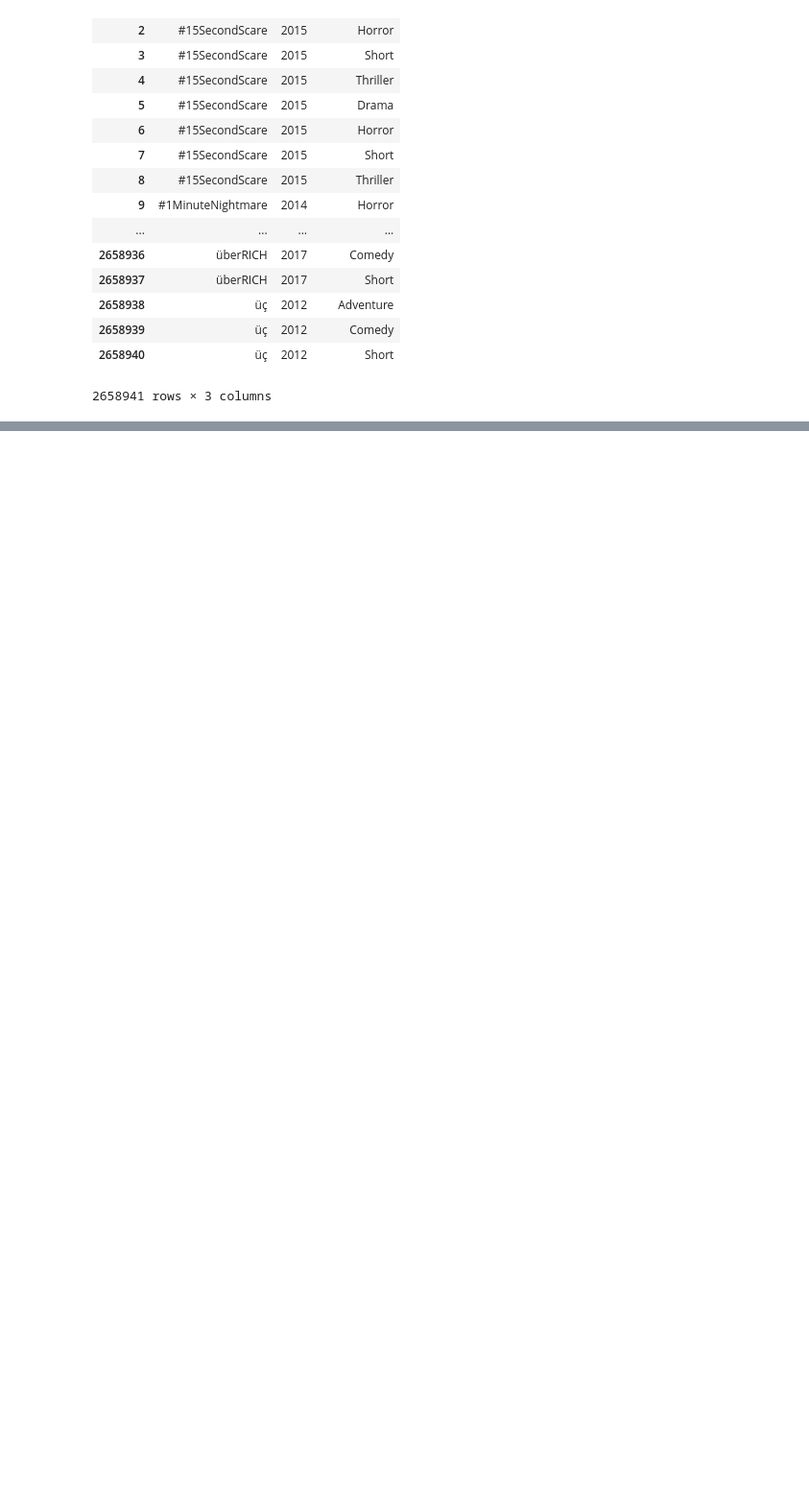
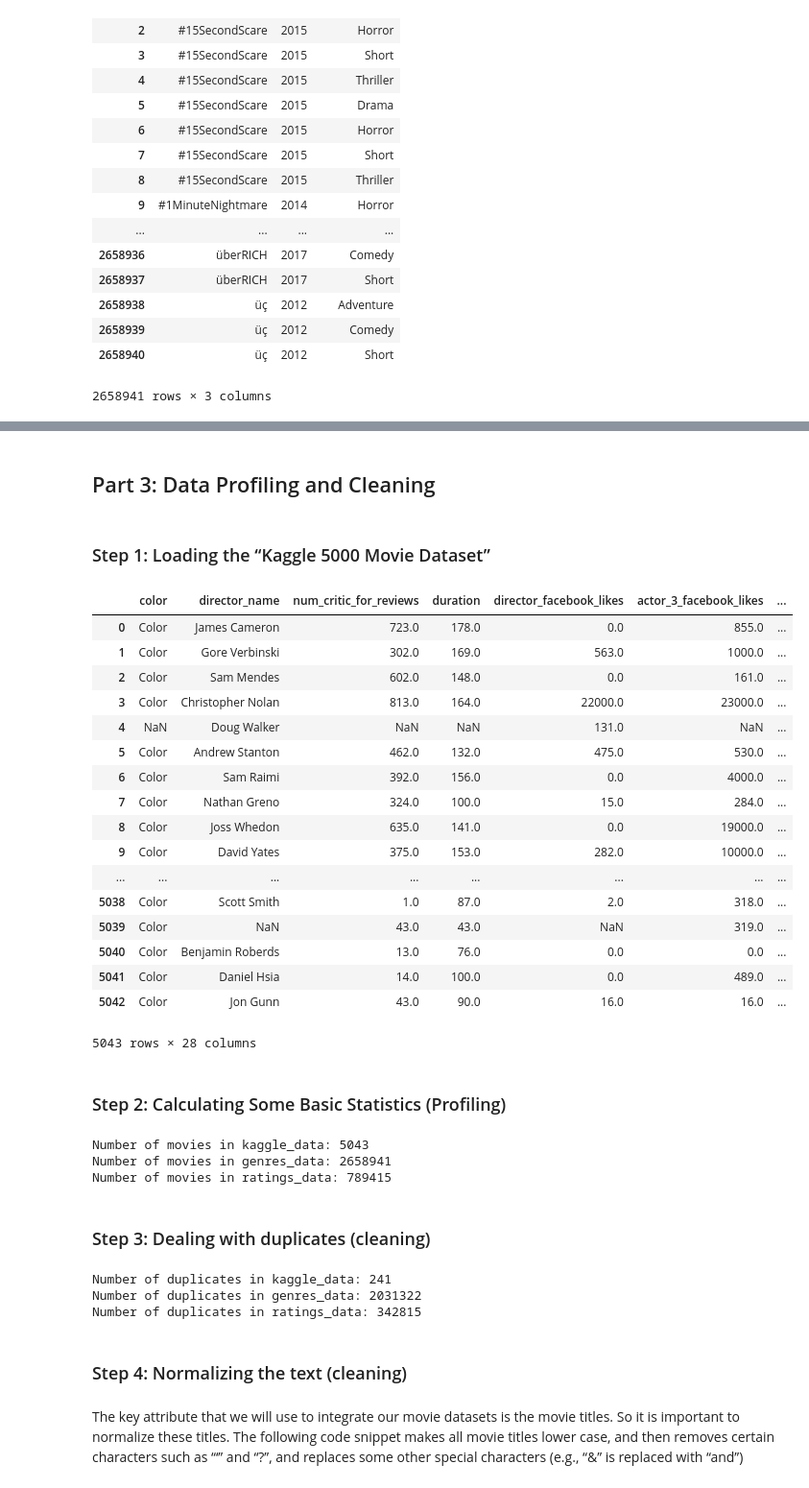
Before and after one commit to jleblond/data_analytics_tutorials, a Jupyter notebook: Tutorial 5/assignment2.ipynb, the cells around one changed output, grey strips where cells are left out. Shown: that part at 96% size. Drawn from its saved outputs; the diff is of its cells as text; code cells hidden in the pictures; blank space fills up the shorter version.

```diff
--- a/Tutorial 5/assignment2.ipynb
+++ b/Tutorial 5/assignment2.ipynb
@@ -121,0 +149,52 @@ genres_data
+# %% [markdown]
+## Part 3: Data Profiling and Cleaning
+# %% [markdown]
+### Step 1: Loading the “Kaggle 5000 Movie Dataset”
+# %%
+import pandas as pd
+
+# Loading the Kaggle dataset from the .csv file (kaggle_dataset.csv)
+kaggle_data = pd.read_csv('./data/kaggle_dataset.csv')
+kaggle_data
+# %% [output]
+|  | color | director_name | num_critic_for_reviews | duration | director_facebook_likes | actor_3_facebook_likes | ... |
+| 0 | Color | James Cameron | 723.0 | 178.0 | 0.0 | 855.0 | ... |
+| 1 | Color | Gore Verbinski | 302.0 | 169.0 | 563.0 | 1000.0 | ... |
+| 2 | Color | Sam Mendes | 602.0 | 148.0 | 0.0 | 161.0 | ... |
+| 3 | Color | Christopher Nolan | 813.0 | 164.0 | 22000.0 | 23000.0 | ... |
+| 4 | NaN | Doug Walker | NaN | NaN | 131.0 | NaN | ... |
+| 5 | Color | Andrew Stanton | 462.0 | 132.0 | 475.0 | 530.0 | ... |
+| 6 | Color | Sam Raimi | 392.0 | 156.0 | 0.0 | 4000.0 | ... |
+| 7 | Color | Nathan Greno | 324.0 | 100.0 | 15.0 | 284.0 | ... |
+| 8 | Color | Joss Whedon | 635.0 | 141.0 | 0.0 | 19000.0 | ... |
+| 9 | Color | David Yates | 375.0 | 153.0 | 282.0 | 10000.0 | ... |
+| ... | ... | ... | ... | ... | ... | ... | ... |
+| 5038 | Color | Scott Smith | 1.0 | 87.0 | 2.0 | 318.0 | ... |
+| 5039 | Color | NaN | 43.0 | 43.0 | NaN | 319.0 | ... |
+| 5040 | Color | Benjamin Roberds | 13.0 | 76.0 | 0.0 | 0.0 | ... |
+| 5041 | Color | Daniel Hsia | 14.0 | 100.0 | 0.0 | 489.0 | ... |
+| 5042 | Color | Jon Gunn | 43.0 | 90.0 | 16.0 | 16.0 | ... |
+5043 rows × 28 columns
+# %% [markdown]
+### Step 2: Calculating Some Basic Statistics (Profiling)
+# %%
+print ('Number of movies in kaggle_data: {}'.format(kaggle_data.shape[0]))
+print ('Number of movies in genres_data: {}'.format(genres_data.shape[0]))
+print ('Number of movies in ratings_data: {}'.format(ratings_data.shape[0]))
+# %% [output]
+Number of movies in kaggle_data: 5043
+Number of movies in genres_data: 2658941
+Number of movies in ratings_data: 789415
+# %% [markdown]
+### Step 3: Dealing with duplicates (cleaning)
+# %%
+print ('Number of duplicates in kaggle_data: {}'.format(
+    sum(kaggle_data.duplicated(subset=['movie_title', 'title_year'], keep=False))))
+print ('Number of duplicates in genres_data: {}'.format(
+    sum(genres_data.duplicated(subset=['movie', 'year'], keep=False))))
+print ('Number of duplicates in ratings_data: {}'.format(
+    sum(ratings_data.duplicated(subset=['movie', 'year'], keep=False))))
+# %% [output]
+Number of duplicates in kaggle_data: 241
+Number of duplicates in genres_data: 2031322
+Number of duplicates in ratings_data: 342815
@@ -121,0 +215,4 @@ genres_data
+# %% [markdown]
+### Step 4: Normalizing the text (cleaning)
+# %% [markdown]
+The key attribute that we will use to integrate our movie datasets is the movie titles. So it is important to normalize these titles. The following code snippet makes all movie titles lower case, and then removes certain characters such as “‘” and “?”, and replaces some other special characters (e.g., “&” is replaced with “and”)
```
Also changed, not shown: parts of 35 cells of this notebook.
